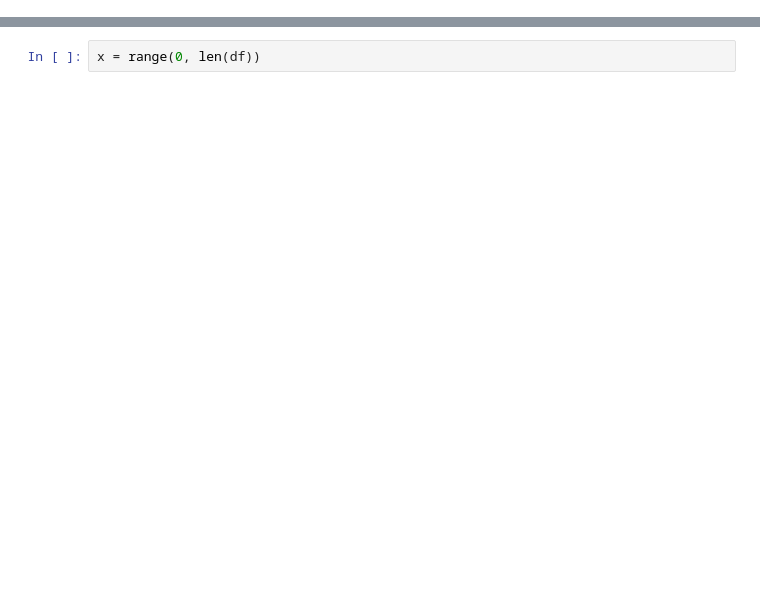
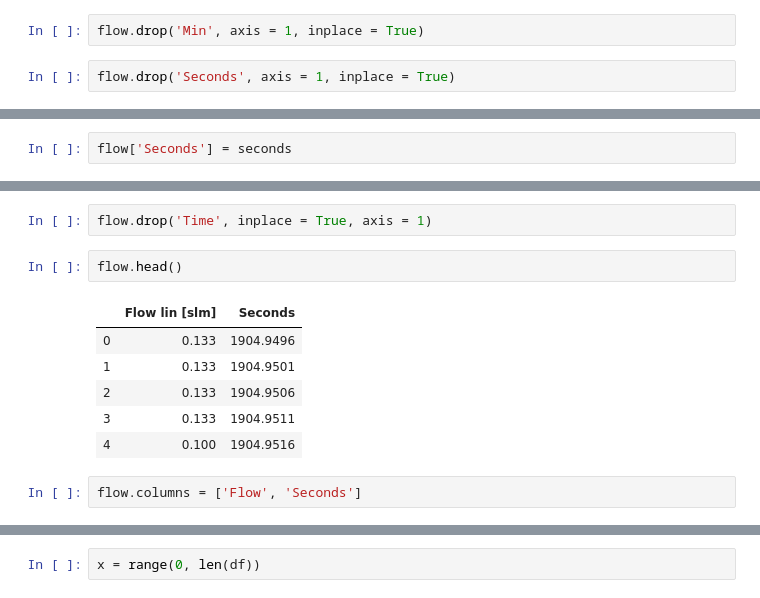
Before and after one commit to RightAir/BreathDetectionSystem, a Jupyter notebook: TensorFlow/SensorTraining.ipynb, the cells around one changed output, grey strips where cells are left out. Cells and saved outputs as stored; diff of their text form; blank space fills up the shorter version.

```diff
--- a/TensorFlow/SensorTraining.ipynb
+++ b/TensorFlow/SensorTraining.ipynb
@@ -43,0 +50,4 @@ Name: Flow, dtype: float64
+# %%
+flow.drop('Min', axis = 1, inplace = True)
+# %%
+flow.drop('Seconds', axis = 1, inplace = True)
@@ -43,0 +63,2 @@ Name: Flow, dtype: float64
+# %%
+flow['Seconds'] = seconds
@@ -43,0 +74,13 @@ Name: Flow, dtype: float64
+# %%
+flow.drop('Time', inplace = True, axis = 1)
+# %%
+flow.head()
+# %% [output]
+|  | Flow lin [slm] | Seconds |
+| 0 | 0.133 | 1904.9496 |
+| 1 | 0.133 | 1904.9501 |
+| 2 | 0.133 | 1904.9506 |
+| 3 | 0.133 | 1904.9511 |
+| 4 | 0.100 | 1904.9516 |
+# %%
+flow.columns = ['Flow', 'Seconds']
```
Also changed, not shown: parts of 24 cells of this notebook, 17 other files.
